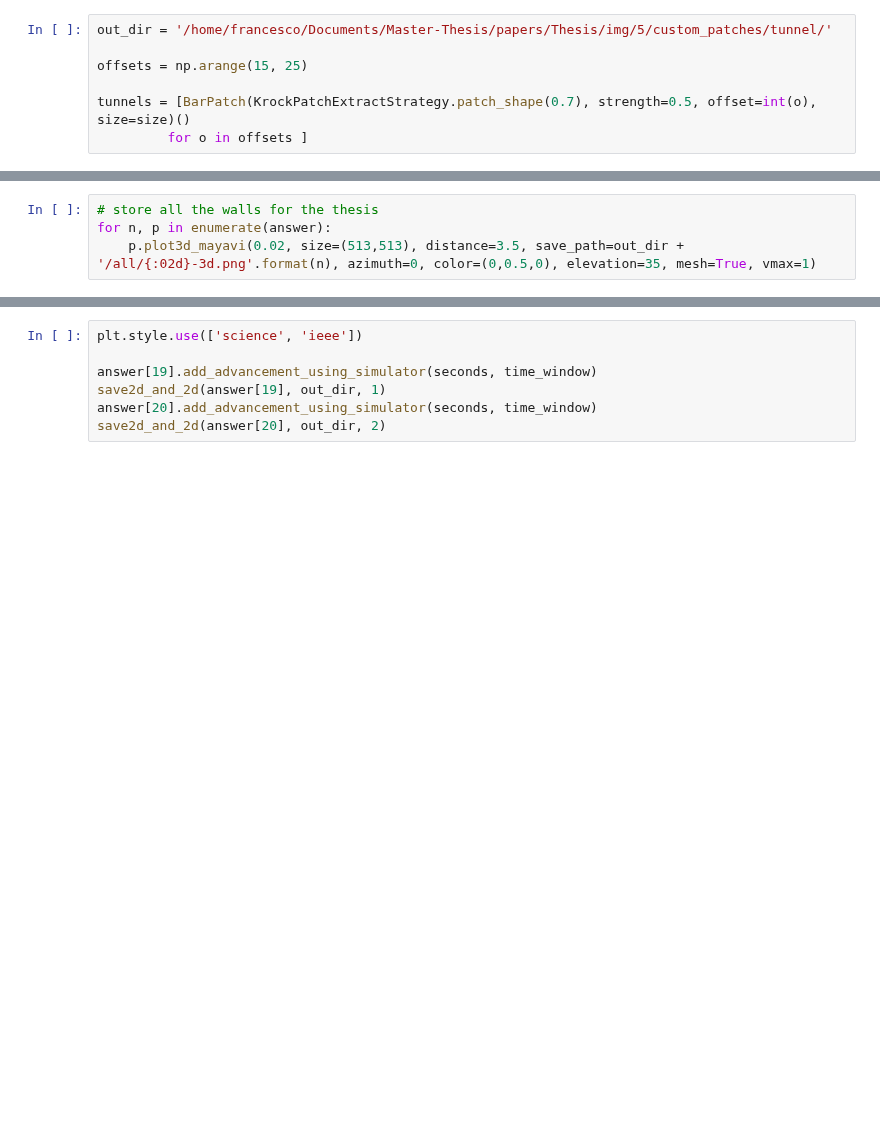
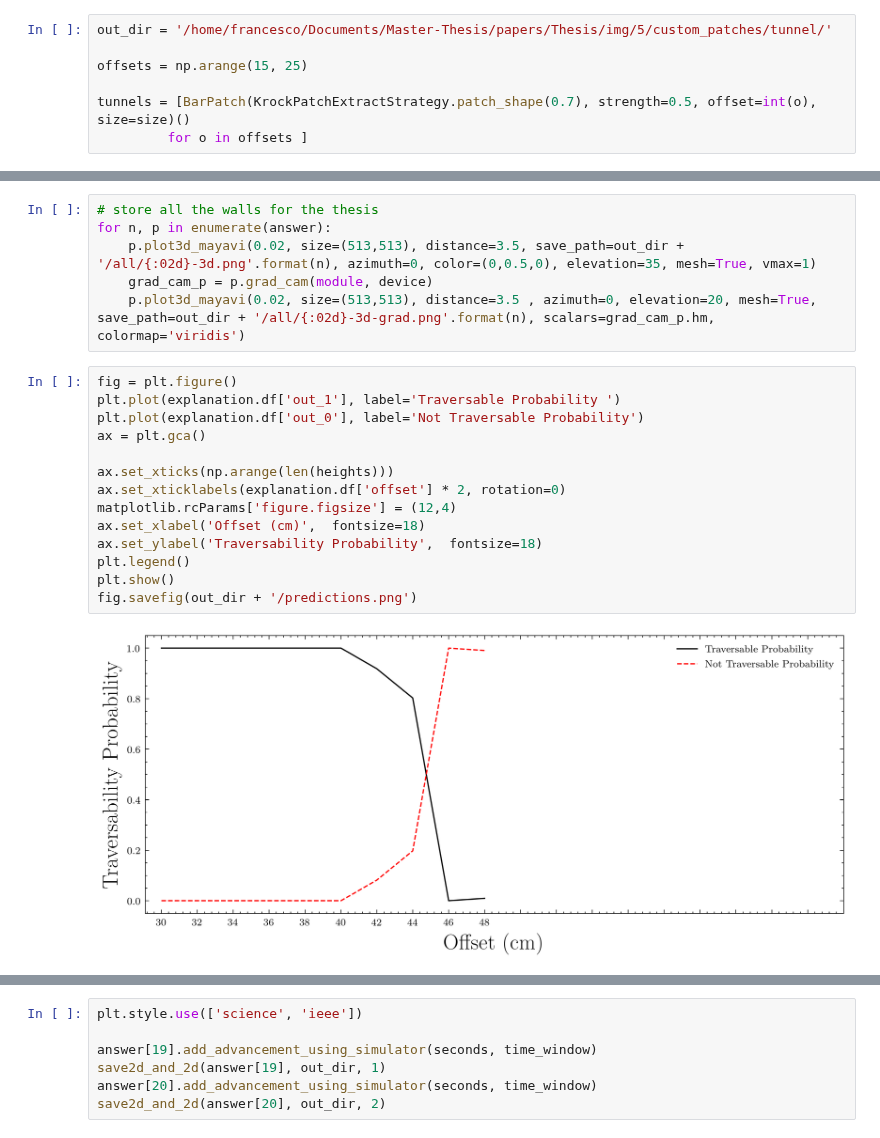
Before and after one commit to FrancescoSaverioZuppichini/Master-Thesis, a Jupyter notebook: core/interpretability-dataset.ipynb, the cells around one changed output, grey strips where cells are left out. Drawn from its saved outputs; the diff is of its cells as text; blank space fills up the shorter version.

```diff
--- a/core/interpretability-dataset.ipynb
+++ b/core/interpretability-dataset.ipynb
@@ -673,6 +705,24 @@ explanation.df
 # store all the walls for the thesis
 for n, p in enumerate(answer):
     p.plot3d_mayavi(0.02, size=(513,513), distance=3.5, save_path=out_dir + '/all/{:02d}-3d.png'.format(n), azimuth=0, color=(0,0.5,0), elevation=35, mesh=True, vmax=1)
+    grad_cam_p = p.grad_cam(module, device)
+    p.plot3d_mayavi(0.02, size=(513,513), distance=3.5 , azimuth=0, elevation=20, mesh=True, save_path=out_dir + '/all/{:02d}-3d-grad.png'.format(n), scalars=grad_cam_p.hm, colormap='viridis')
+# %%
+fig = plt.figure()
+plt.plot(explanation.df['out_1'], label='Traversable Probability ')
+plt.plot(explanation.df['out_0'], label='Not Traversable Probability')
+ax = plt.gca()
+
+ax.set_xticks(np.arange(len(heights)))
+ax.set_xticklabels(explanation.df['offset'] * 2, rotation=0)
+matplotlib.rcParams['figure.figsize'] = (12,4)
+ax.set_xlabel('Offset (cm)',  fontsize=18)
+ax.set_ylabel('Traversability Probability',  fontsize=18)
+plt.legend()
+plt.show()
+fig.savefig(out_dir + '/predictions.png')
+# %% [output]
+[figure, added]
 # %%
 advs = []
 for a in answer:
```
Also changed, not shown: parts of 7 cells of this notebook, 45 other files.
